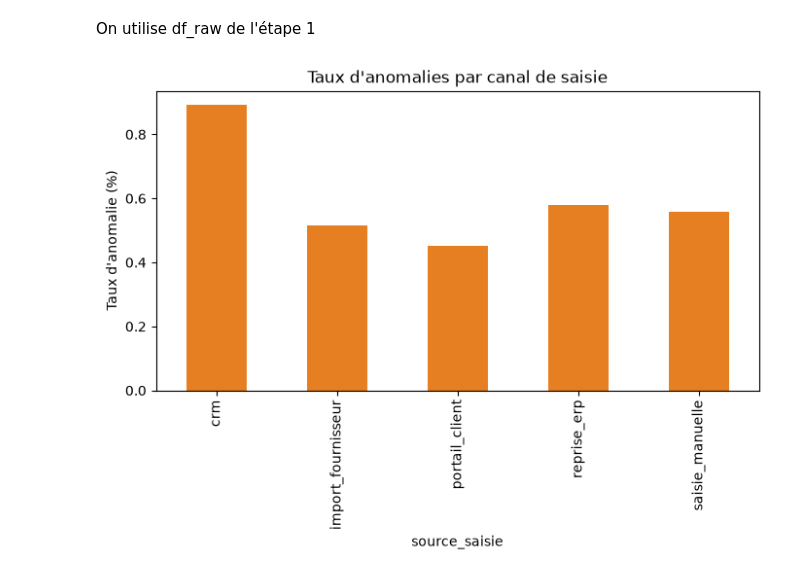
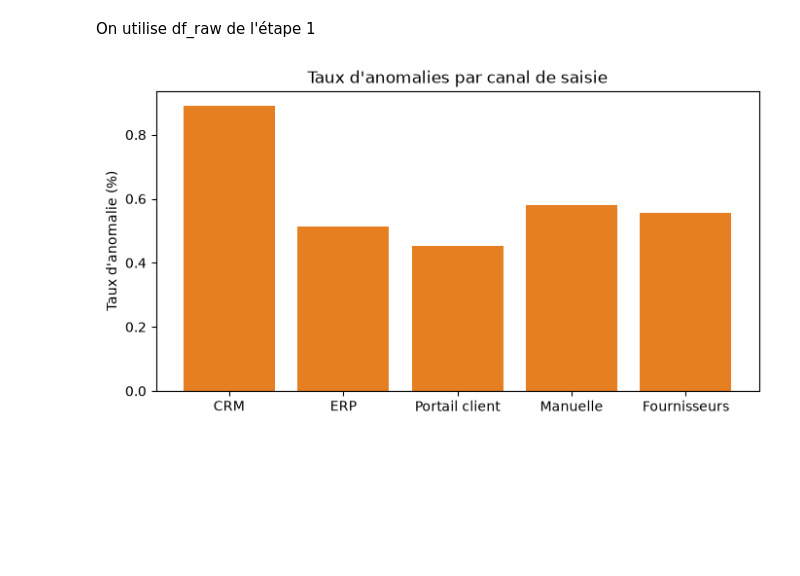
Before and after one commit to DarkSpharx/TVA_API-VIES, a Jupyter notebook: notebook/analyse.ipynb, the cells around one changed output. Saved outputs shown, nothing was run; the diff lists cells and outputs as text; code cells hidden in the pictures; blank space fills up the shorter version.

Commit message:
correction graph et notebook analyse ajout de l'historique des commits

```diff
--- a/notebook/analyse.ipynb
+++ b/notebook/analyse.ipynb
@@ -122,12 +124,13 @@ On utilise df_raw de l'étape 1
 # %%
 df_raw["est_invalide"] = df_raw["numero_tva"].isin(["", "NA", "NULL"]) # Exemple simplifié
 taux_erreur = df_raw.groupby("source_saisie")["est_invalide"].mean() * 100
+canaux = ["CRM", "ERP", "Portail client", "Manuelle", "Fournisseurs"]
 
 plt.figure(figsize=(8, 4))
-taux_erreur.plot(kind='bar', color="#e67e22")
+plt.bar(canaux, taux_erreur, color="#e67e22")
 plt.title("Taux d'anomalies par canal de saisie")
 plt.ylabel("Taux d'anomalie (%)")
-plt.savefig(graph_dir / "3_anomalies_par_canal.png", bbox_inches='tight')
+plt.savefig(graph_dir / "3_anomalies_par_canal.png", dpi=300, bbox_inches='tight')
 plt.show()
 # %% [output]
-[figure, old version]
+[figure, new version]
```
Also changed, not shown: parts of 2 cells of this notebook, 4 other files.
